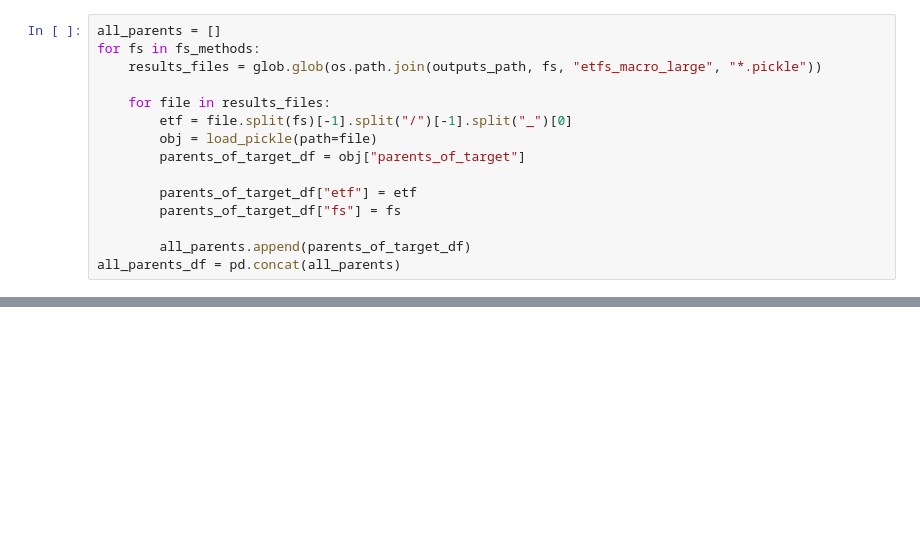
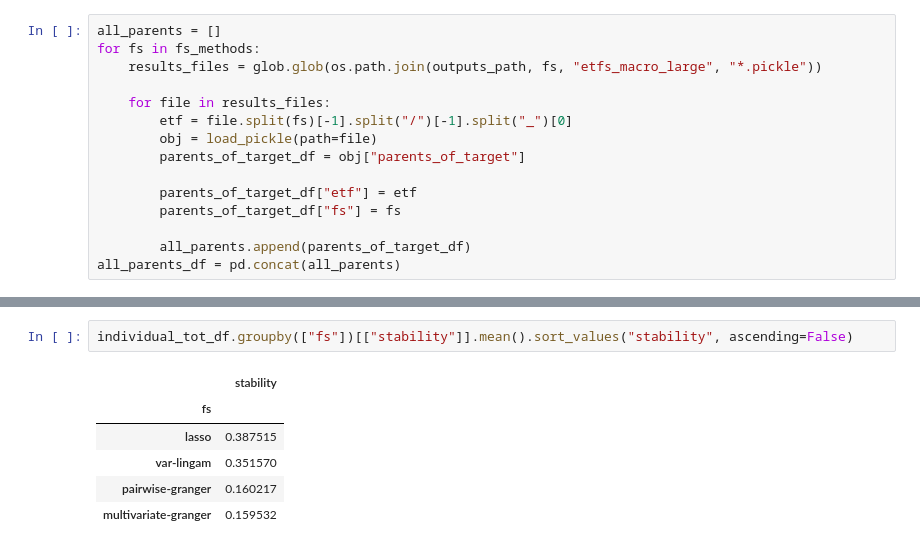
Before and after one commit to dcuoliveira/cml-fin, a Jupyter notebook: src/new_stability_measure.ipynb, the cells around one changed output, grey strips where cells are left out. Saved outputs shown, nothing was run; the diff lists cells and outputs as text; blank space fills up the shorter version.

```diff
--- a/src/new_stability_measure.ipynb
+++ b/src/new_stability_measure.ipynb
@@ -69,3 +123,12 @@ for idx, row in individual_tot_df.iterrows():
+# %%
+individual_tot_df.groupby(["fs"])[["stability"]].mean().sort_values("stability", ascending=False)
+# %% [output]
+|  | stability |
+| fs |  |
+| lasso | 0.387515 |
+| var-lingam | 0.351570 |
+| pairwise-granger | 0.160217 |
+| multivariate-granger | 0.159532 |
 # %%
 individual_tot_df.pivot_table(index="date", columns="fs", values="stability").plot(figsize=(15, 8))
 # %% [output]
```
Also changed, not shown: parts of 6 cells of this notebook.
